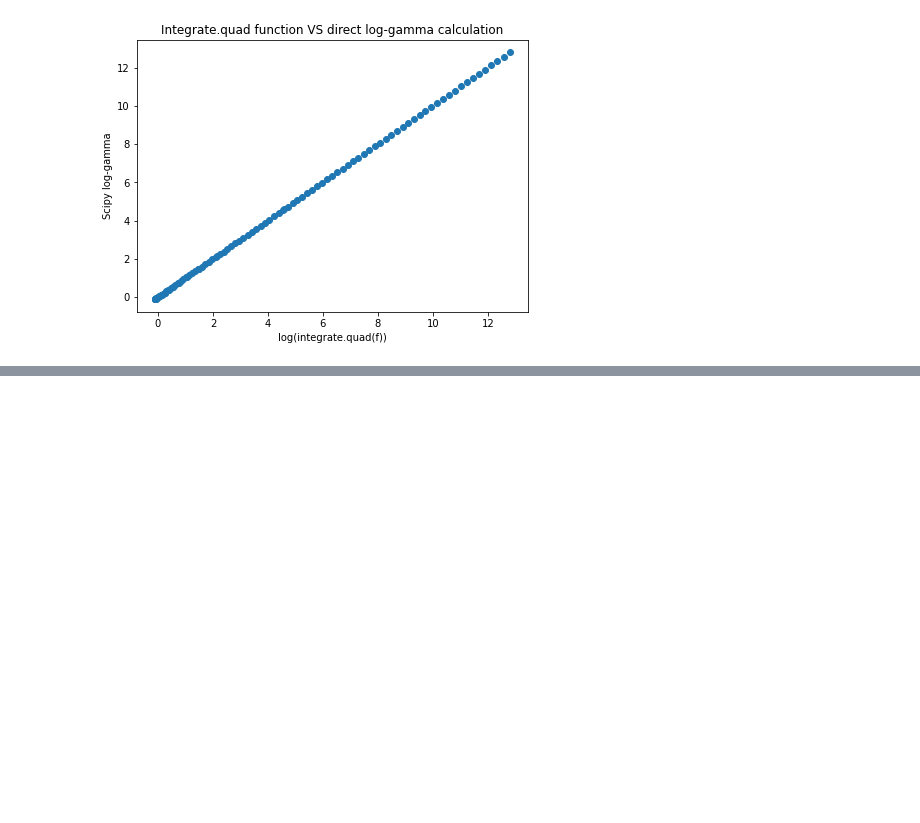
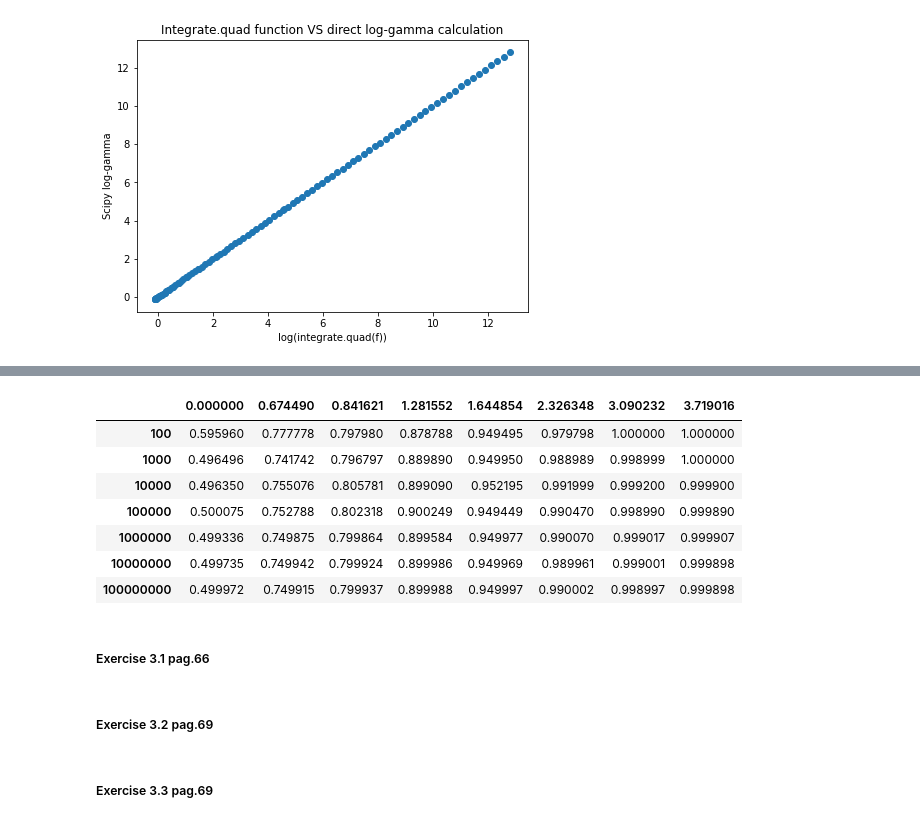
Before and after one commit to giorgiobini/Introducing-Monte-Carlo-Methods-with-Python, a Jupyter notebook: Chapter3.ipynb, the cells around one changed output, grey strips where cells are left out. Cells and saved outputs as stored; diff of their text form; code cells hidden in the pictures; blank space fills up the shorter version.

```diff
--- a/Chapter3.ipynb
+++ b/Chapter3.ipynb
@@ -33,0 +126,36 @@ Text(0.5, 1.0, 'Integrate.quad function VS direct log-gamma calculation')
+# %%
+k = 4
+
+Nsim = 10**(2*k)
+x = norm.rvs(size = Nsim) #whole sample
+# %%
+diz = {}
+digit_round = 4
+for i in range(2,2*k+1): #lengthy loop
+    for j in range(len(bound)):
+        nsim = 10**i
+        t = bound[j]
+        mc_estimation = np.mean(x[1:nsim] < t)
+        d = {t: mc_estimation}
+        if nsim in diz.keys():
+            diz[nsim].update(d)
+        else:
+            diz[nsim] = d
+table3_1 = pd.DataFrame.from_dict(diz, 'index')
+# %%
+table3_1
+# %% [output]
+|  | 0.000000 | 0.674490 | 0.841621 | 1.281552 | 1.644854 | 2.326348 | 3.090232 | 3.719016 |
+| 100 | 0.595960 | 0.777778 | 0.797980 | 0.878788 | 0.949495 | 0.979798 | 1.000000 | 1.000000 |
+| 1000 | 0.496496 | 0.741742 | 0.796797 | 0.889890 | 0.949950 | 0.988989 | 0.998999 | 1.000000 |
+| 10000 | 0.496350 | 0.755076 | 0.805781 | 0.899090 | 0.952195 | 0.991999 | 0.999200 | 0.999900 |
+| 100000 | 0.500075 | 0.752788 | 0.802318 | 0.900249 | 0.949449 | 0.990470 | 0.998990 | 0.999890 |
+| 1000000 | 0.499336 | 0.749875 | 0.799864 | 0.899584 | 0.949977 | 0.990070 | 0.999017 | 0.999907 |
+| 10000000 | 0.499735 | 0.749942 | 0.799924 | 0.899986 | 0.949969 | 0.989961 | 0.999001 | 0.999898 |
+| 100000000 | 0.499972 | 0.749915 | 0.799937 | 0.899988 | 0.949997 | 0.990002 | 0.998997 | 0.999898 |
+# %% [markdown]
+##### Exercise 3.1 pag.66
+# %% [markdown]
+##### Exercise 3.2 pag.69
+# %% [markdown]
+##### Exercise 3.3 pag.69
```
Also changed, not shown: parts of 17 cells of this notebook, 4 other files.
